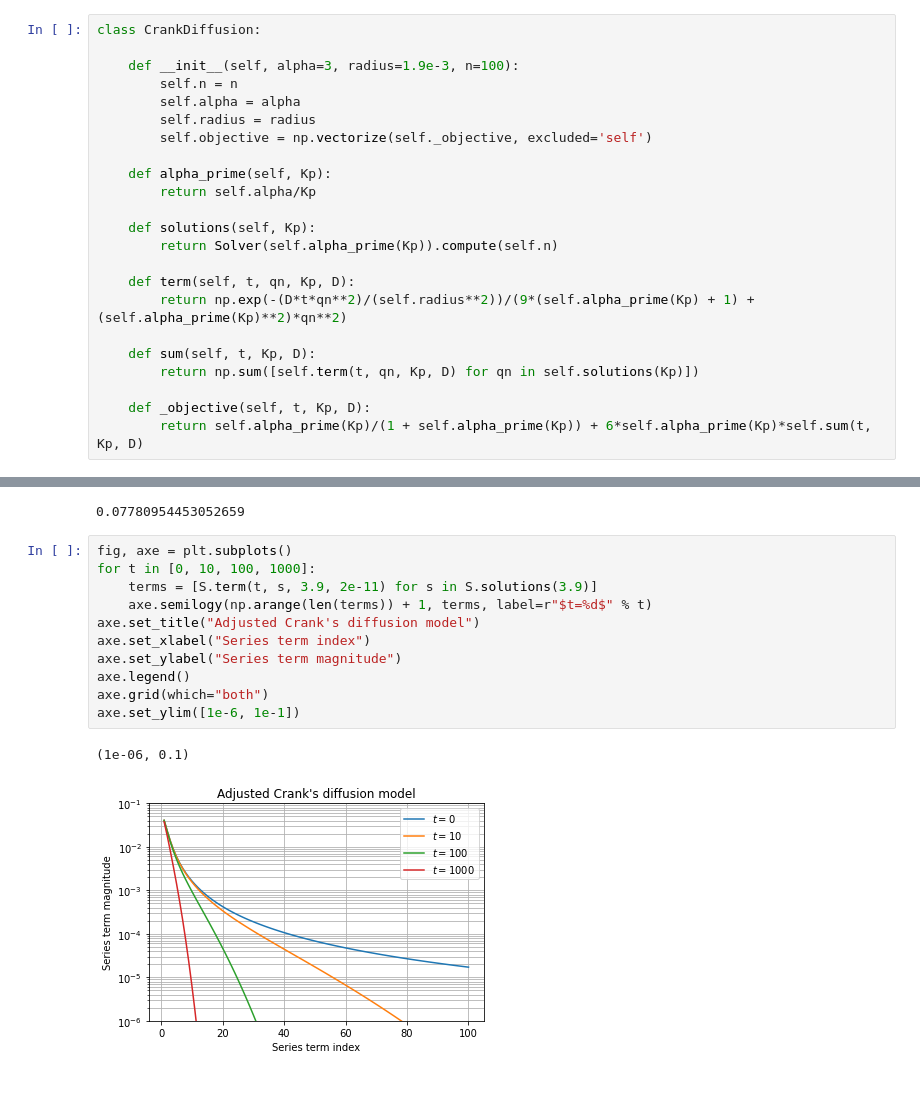
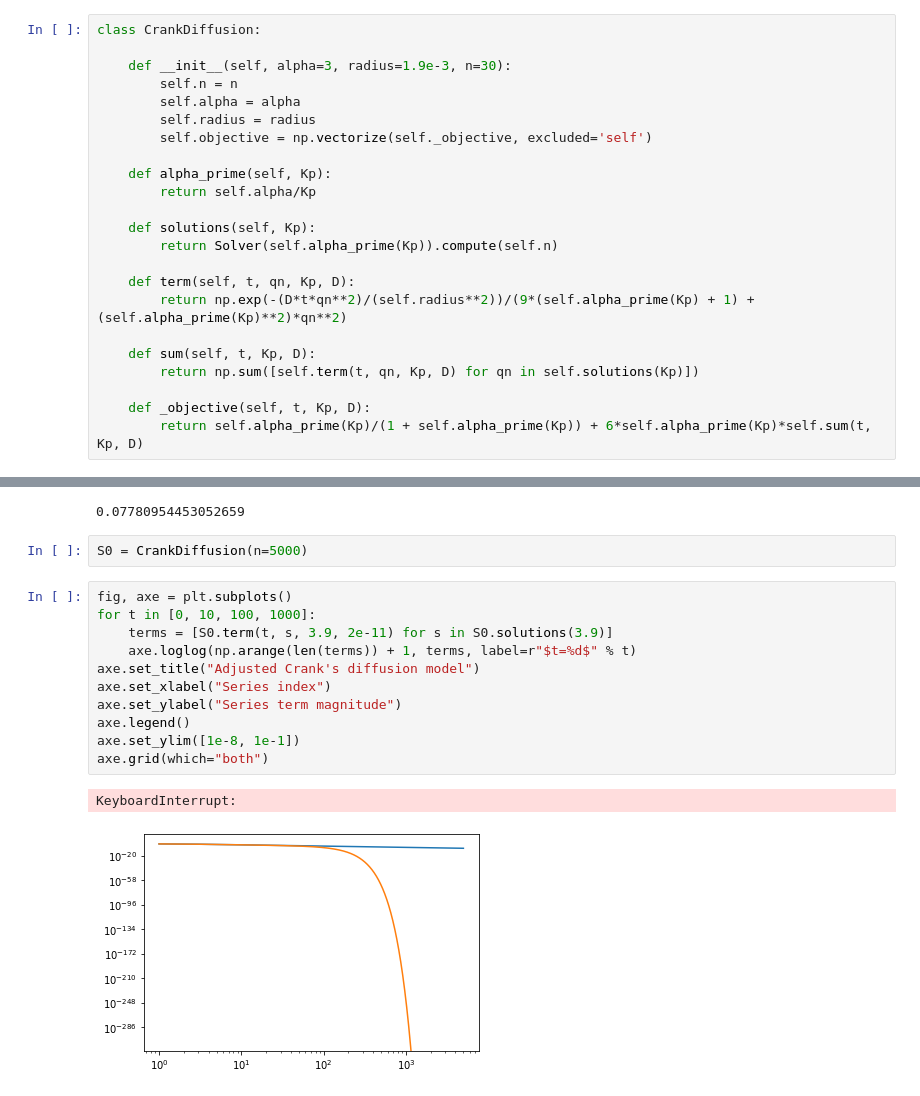
Before and after one commit to jlandercy/cookbook, a Jupyter notebook: python/posts/CrankDiffusion.ipynb, the cells around one changed output, grey strips where cells are left out. Saved outputs shown, nothing was run; the diff lists cells and outputs as text.

Commit message:
Assessing serie convergence and performance

```diff
--- a/python/posts/CrankDiffusion.ipynb
+++ b/python/posts/CrankDiffusion.ipynb
@@ -77,7 +77,7 @@ axe.grid()
 # %%
 class CrankDiffusion:
 
-    def __init__(self, alpha=3, radius=1.9e-3, n=100):
+    def __init__(self, alpha=3, radius=1.9e-3, n=30):
         self.n = n
         self.alpha = alpha
         self.radius = radius
@@ -141,19 +141,21 @@ axe.grid(which="both")
 1.96*np.sqrt(1.57599053e-03)
 # %% [output]
 0.07780954453052659
+# %%
+S0 = CrankDiffusion(n=5000)
 # %%
 fig, axe = plt.subplots()
 for t in [0, 10, 100, 1000]:
-    terms = [S.term(t, s, 3.9, 2e-11) for s in S.solutions(3.9)]
-    axe.semilogy(np.arange(len(terms)) + 1, terms, label=r"$t=%d$" % t)
+    terms = [S0.term(t, s, 3.9, 2e-11) for s in S0.solutions(3.9)]
+    axe.loglog(np.arange(len(terms)) + 1, terms, label=r"$t=%d$" % t)
 axe.set_title("Adjusted Crank's diffusion model")
-axe.set_xlabel("Series term index")
+axe.set_xlabel("Series index")
 axe.set_ylabel("Series term magnitude")
 axe.legend()
+axe.set_ylim([1e-8, 1e-1])
 axe.grid(which="both")
-axe.set_ylim([1e-6, 1e-1])
 # %% [output]
-(1e-06, 0.1)
+KeyboardInterrupt:
-[figure, old version]
+[figure, new version]
 # %%
 1e6/(60*60*24)
```
Also changed, not shown: parts of 16 cells of this notebook.
